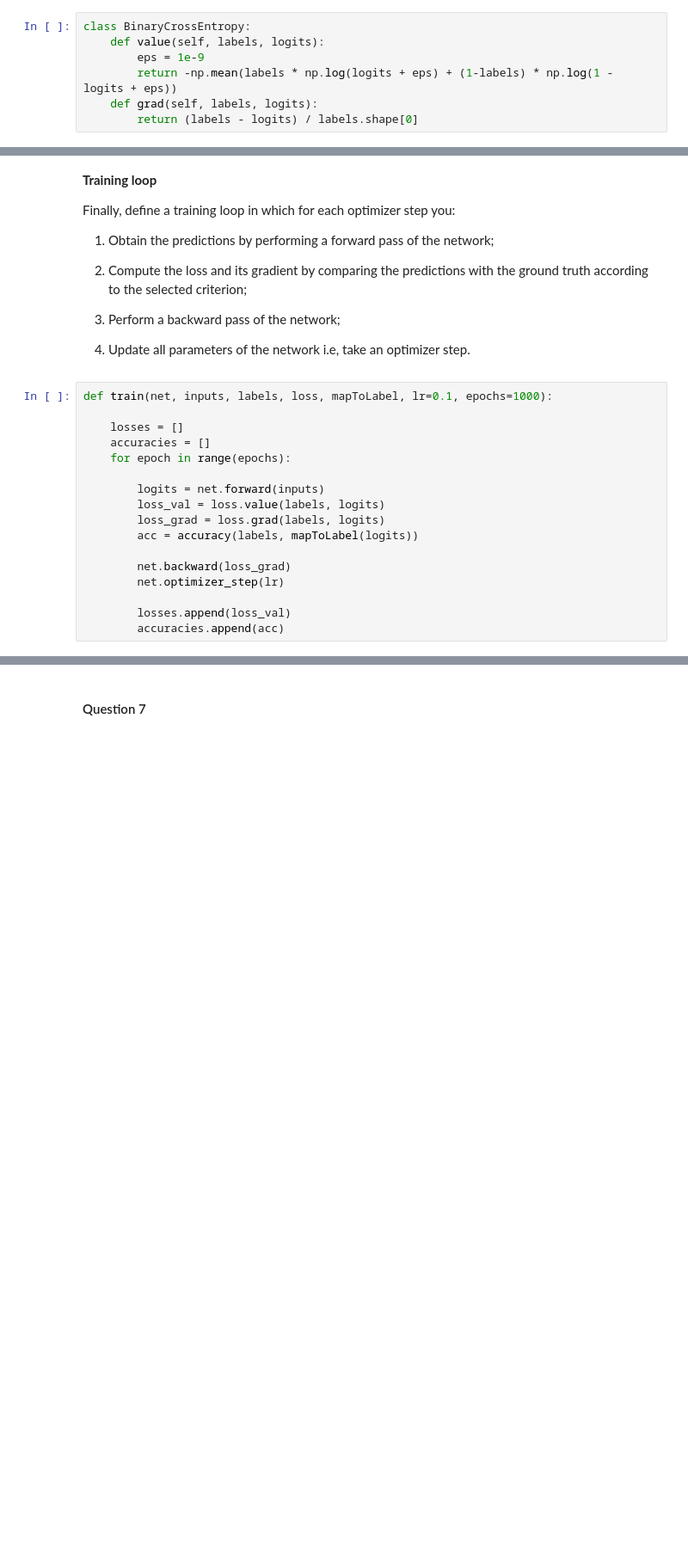
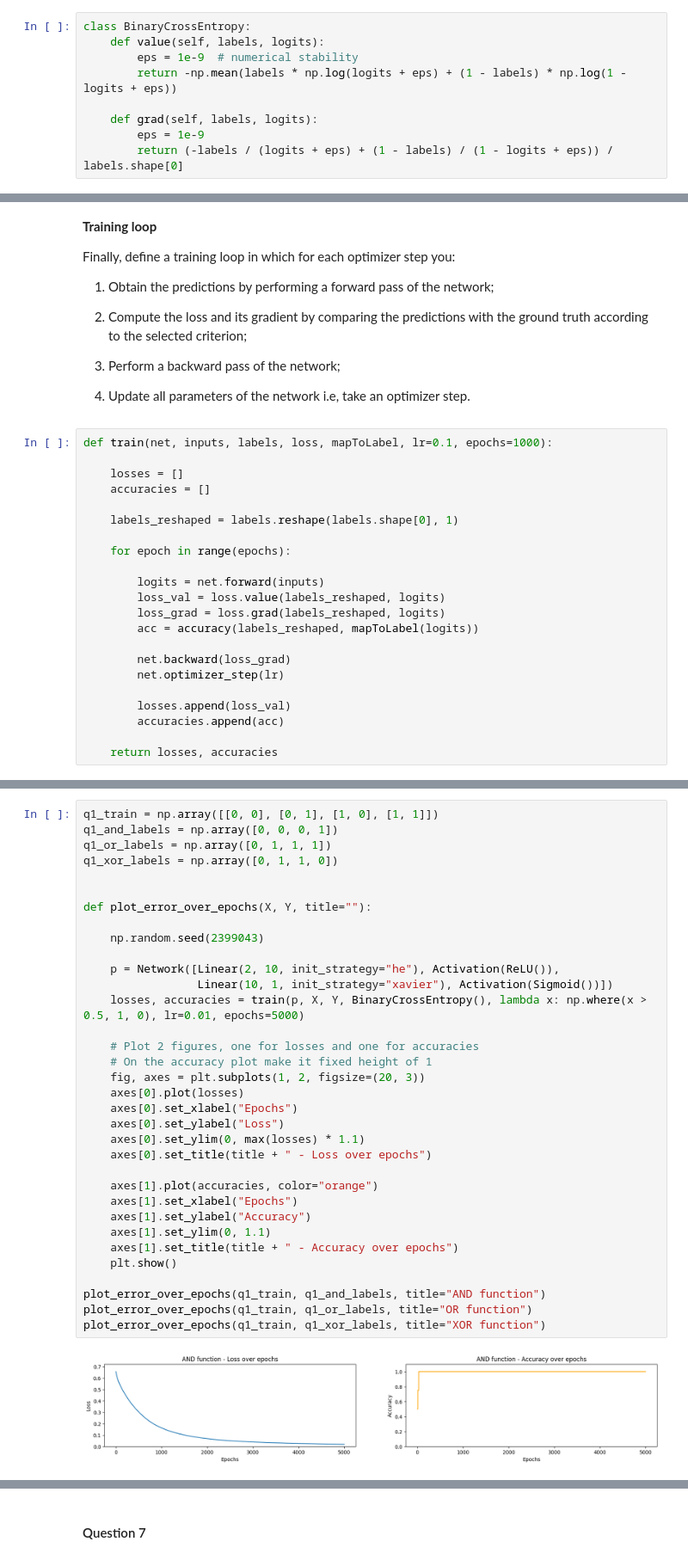
Before and after one commit to zain1290/Artificial-Neural-Network, a Jupyter notebook: src/Drago.ipynb, the cells around one changed output, grey strips where cells are left out. Shown at 86% size. Cells and saved outputs as stored; diff of their text form; blank space fills up the shorter version.

Commit message:
Drago Checkpoint restored network test on XOR,AND,OR

```diff
--- a/src/Drago.ipynb
+++ b/src/Drago.ipynb
@@ -239,10 +245,12 @@ class Activation:
 # %%
 class BinaryCrossEntropy:
     def value(self, labels, logits):
+        eps = 1e-9  # numerical stability
+        return -np.mean(labels * np.log(logits + eps) + (1 - labels) * np.log(1 - logits + eps))
+
+    def grad(self, labels, logits):
         eps = 1e-9
-        return -np.mean(labels * np.log(logits + eps) + (1-labels) * np.log(1 - logits + eps))
-    def grad(self, labels, logits):
-        return (labels - logits) / labels.shape[0]
+        return (-labels / (logits + eps) + (1 - labels) / (1 - logits + eps)) / labels.shape[0]
 # %%
 class SoftmaxCrossEntropy:
 
@@ -310,15 +317,20 @@ def train(net, inputs, labels, loss, mapToLabel, lr=0.1, epochs=1000):
 
     losses = []
     accuracies = []
+
+    labels_reshaped = labels.reshape(labels.shape[0], 1)
+
     for epoch in range(epochs):
 
         logits = net.forward(inputs)
-        loss_val = loss.value(labels, logits)
-        loss_grad = loss.grad(labels, logits)
-        acc = accuracy(labels, mapToLabel(logits))
+        loss_val = loss.value(labels_reshaped, logits)
+        loss_grad = loss.grad(labels_reshaped, logits)
+        acc = accuracy(labels_reshaped, mapToLabel(logits))
 
         net.backward(loss_grad)
         net.optimizer_step(lr)
 
         losses.append(loss_val)
         accuracies.append(acc)
+
+    return losses, accuracies
@@ -324,0 +340,36 @@ def train(net, inputs, labels, loss, mapToLabel, lr=0.1, epochs=1000):
+# %%
+q1_train = np.array([[0, 0], [0, 1], [1, 0], [1, 1]])
+q1_and_labels = np.array([0, 0, 0, 1])
+q1_or_labels = np.array([0, 1, 1, 1])
+q1_xor_labels = np.array([0, 1, 1, 0])
+
+
+def plot_error_over_epochs(X, Y, title=""):
+
+    np.random.seed(2399043)
+
+    p = Network([Linear(2, 10, init_strategy="he"), Activation(ReLU()),
+                 Linear(10, 1, init_strategy="xavier"), Activation(Sigmoid())])
+    losses, accuracies = train(p, X, Y, BinaryCrossEntropy(), lambda x: np.where(x > 0.5, 1, 0), lr=0.01, epochs=5000)
+
+    # Plot 2 figures, one for losses and one for accuracies
+    # On the accuracy plot make it fixed height of 1
+    fig, axes = plt.subplots(1, 2, figsize=(20, 3))
+    axes[0].plot(losses)
+    axes[0].set_xlabel("Epochs")
+    axes[0].set_ylabel("Loss")
+    axes[0].set_ylim(0, max(losses) * 1.1)
+    axes[0].set_title(title + " - Loss over epochs")
+
+    axes[1].plot(accuracies, color="orange")
+    axes[1].set_xlabel("Epochs")
+    axes[1].set_ylabel("Accuracy")
+    axes[1].set_ylim(0, 1.1)
+    axes[1].set_title(title + " - Accuracy over epochs")
+    plt.show()
+
+plot_error_over_epochs(q1_train, q1_and_labels, title="AND function")
+plot_error_over_epochs(q1_train, q1_or_labels, title="OR function")
+plot_error_over_epochs(q1_train, q1_xor_labels, title="XOR function")
+# %% [output]
+[figure, added]
```
Also changed, not shown: parts of 10 cells of this notebook.
